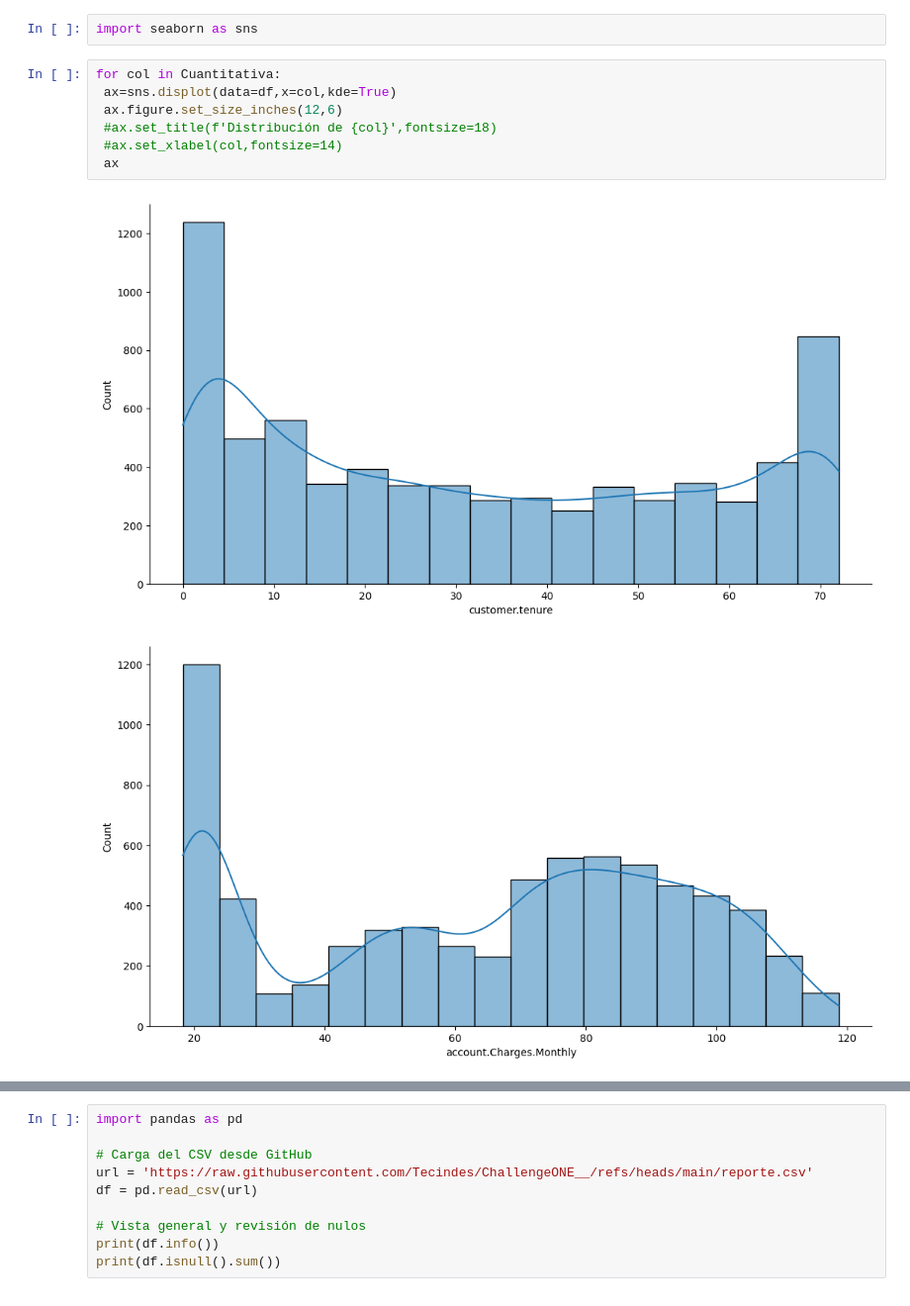
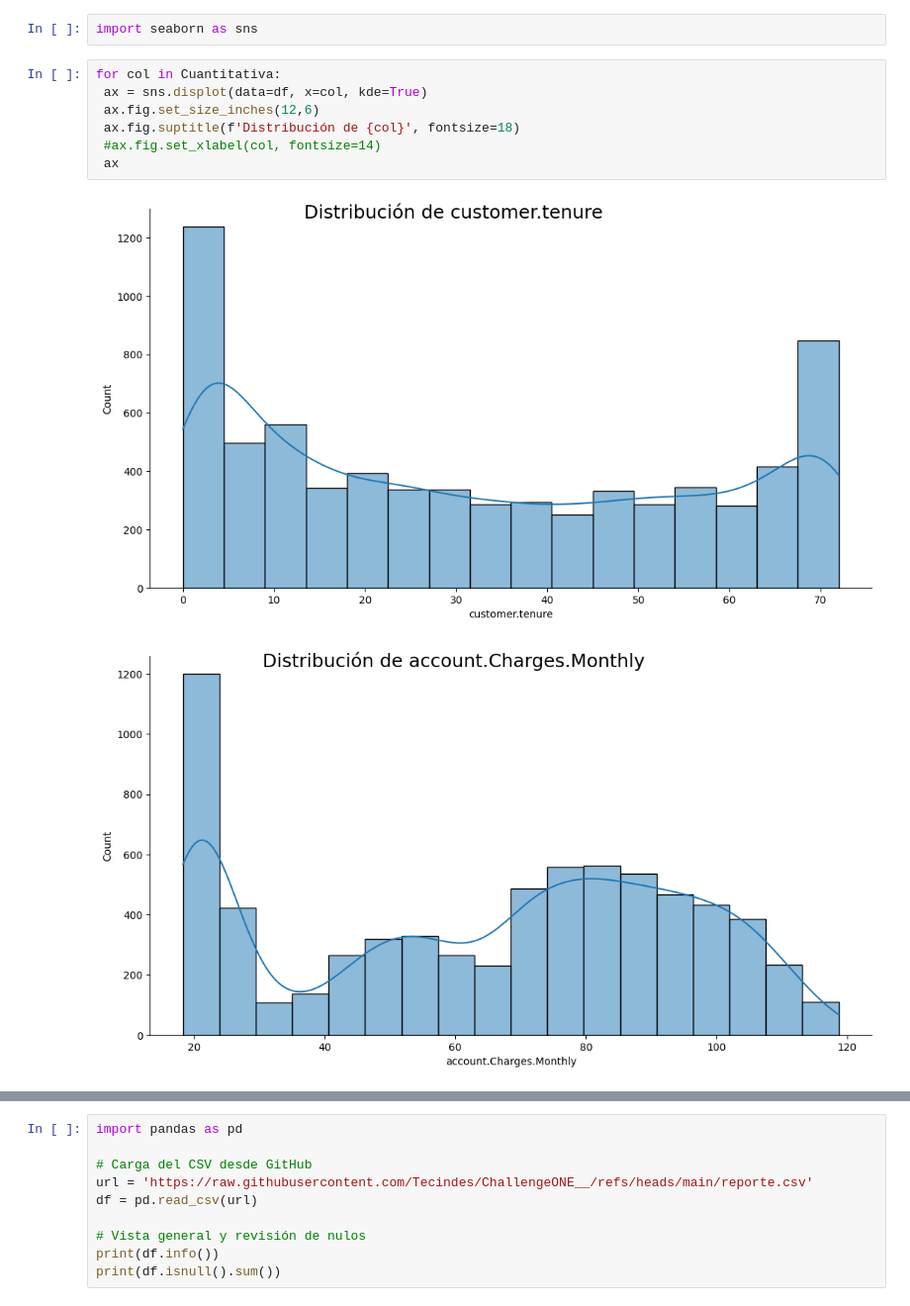
Before and after one commit to Tecindes/ChakkengeONE, a Jupyter notebook: TelecomX_parte2_latam.ipynb, the cells around one changed output, grey strips where cells are left out. Shown at 99% size. Drawn from its saved outputs; the diff is of its cells as text.

```diff
--- a/TelecomX_parte2_latam.ipynb
+++ b/TelecomX_parte2_latam.ipynb
@@ -395,11 +395,11 @@ dis_frec_cuantitativa_dict_sturges
 import seaborn as sns
 # %%
 for col in Cuantitativa:
- ax=sns.displot(data=df,x=col,kde=True)
- ax.figure.set_size_inches(12,6)
- #ax.set_title(f'Distribución de {col}',fontsize=18)
- #ax.set_xlabel(col,fontsize=14)
+ ax = sns.displot(data=df, x=col, kde=True)
+ ax.fig.set_size_inches(12,6)
+ ax.fig.suptitle(f'Distribución de {col}', fontsize=18)
+ #ax.fig.set_xlabel(col, fontsize=14)
  ax
 # %% [output]
-[figure, old version]
+[figure, new version]
-[figure, old version]
+[figure, new version]
```
Also changed, not shown: parts of 2 cells of this notebook.
